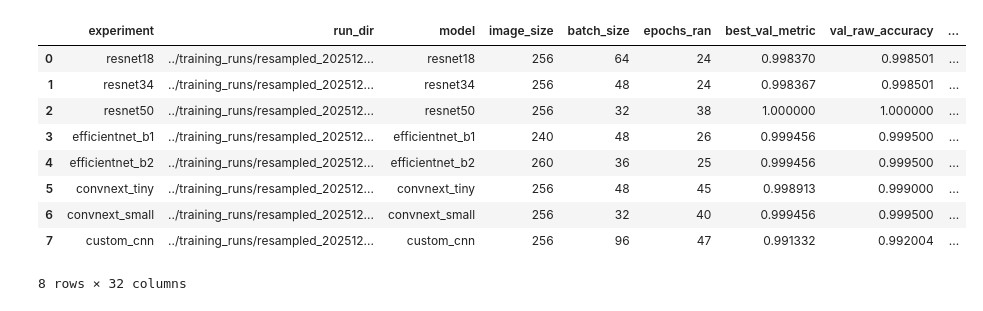
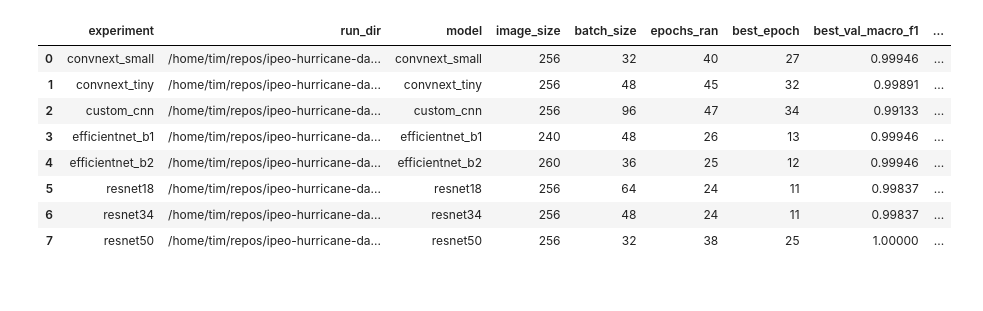
Before and after one commit to syX113/ipeo-hurricane-damage-detection, a Jupyter notebook: notebooks/03_comparison.ipynb, the cells around one changed output. Saved outputs shown, nothing was run; the diff lists cells and outputs as text; code cells hidden in the pictures.

```diff
--- a/notebooks/03_comparison.ipynb
+++ b/notebooks/03_comparison.ipynb
@@ -66,59 +144,85 @@ def load_run(exp_name: str, session_prefix: str):
     run_dir = RUNS_ROOT / f"{session_prefix}_{exp_name}"
     if not run_dir.exists():
         print(f"Skipping missing run_dir: {run_dir}")
-        return None
+        return None, None
 
     cfg_path = run_dir / "config.json"
     train_summary_path = run_dir / "train_summary.json"
     eval_metrics_path = run_dir / "eval_metrics.json"
 
-    if not cfg_path.exists():
-        print(f"Missing config for {run_dir}, skipping.")
-        return None
+    if not cfg_path.exists() or not train_summary_path.exists():
+        print(f"Missing config or train_summary for {run_dir}, skipping.")
+        return None, None
 
     cfg = json.loads(cfg_path.read_text())
-    train_summary = json.loads(train_summary_path.read_text()) if train_summary_path.exists() else {}
+    train_summary = json.loads(train_summary_path.read_text())
     eval_metrics = json.loads(eval_metrics_path.read_text()) if eval_metrics_path.exists() else {}
+
+    history = train_summary.get("history") or []
 
     row = {
         "experiment": exp_name,
         "run_dir": str(run_dir),
         "model": cfg.get("model_name"),
         "image_size": cfg.get("image_size"),
         "batch_size": cfg.get("batch_size"),
-        "epochs_ran": len(train_summary.get("history", [])),
-        "best_val_metric": train_summary.get("best_metric"),
+        "epochs_ran": len(history),
+        "best_epoch": train_summary.get("best_epoch"),
+        "best_val_macro_f1": train_summary.get("best_metric"),
+        "temperature": eval_metrics.get("temperature"),
     }
 
-    # Add raw/calibrated metrics if present
     for split in ("val_raw", "val_calibrated", "test_raw", "test_calibrated"):
-        metrics = eval_metrics.get(split)
-        if not metrics:
-            continue
+        metrics = eval_metrics.get(split) or {}
         for k, v in metrics.items():
             row[f"{split}_{k}"] = v
 
-    if "temperature" in eval_metrics:
-        row["temperature"] = eval_metrics["temperature"]
+    return row, history
 
-    return row
+
+def build_palette(labels: Iterable[str]) -> Dict[str, tuple]:
+    labels = list(labels)
+    base = sns.color_palette("tab10")
+    if len(labels) > len(base):
+        base = sns.color_palette("husl", len(labels))
+    return {label: base[i % len(base)] for i, label in enumerate(labels)}
+
+
+def annotate_bars(ax, fmt: str = "{:.3f}"):
+    for container in ax.containers:
+        if not len(container):
+            continue
+        labels = [fmt.format(v) if v is not None else "" for v in container.datavalues]
+        ax.bar_label(container, labels=labels, label_type="edge", padding=3, fontsize=9, color="#1f2933")
+
 
 rows = []
+history_frames = []
 for exp in EXPERIMENTS:
-    row = load_run(exp, SESSION_PREFIX)
+    row, history = load_run(exp, SESSION_PREFIX)
     if row:
         rows.append(row)
+    if history:
+        hist_df = pd.DataFrame(history)
+        hist_df["experiment"] = exp
+        history_frames.append(hist_df)
 
 comparison_df = pd.DataFrame(rows)
+if not comparison_df.empty:
+    comparison_df = comparison_df.sort_values("experiment").reset_index(drop=True)
+
+history_df = pd.concat(history_frames, ignore_index=True) if history_frames else pd.DataFrame()
+if not history_df.empty:
+    history_df = history_df.sort_values(["experiment", "epoch"]).reset_index(drop=True)
+
 comparison_df
 # %% [output]
-|  | experiment | run_dir | model | image_size | batch_size | epochs_ran | best_val_metric | val_raw_accuracy | ... |
-| 0 | resnet18 | ../training_runs/resampled_202512... | resnet18 | 256 | 64 | 24 | 0.998370 | 0.998501 | ... |
-| 1 | resnet34 | ../training_runs/resampled_202512... | resnet34 | 256 | 48 | 24 | 0.998367 | 0.998501 | ... |
-| 2 | resnet50 | ../training_runs/resampled_202512... | resnet50 | 256 | 32 | 38 | 1.000000 | 1.000000 | ... |
-| 3 | efficientnet_b1 | ../training_runs/resampled_202512... | efficientnet_b1 | 240 | 48 | 26 | 0.999456 | 0.999500 | ... |
-| 4 | efficientnet_b2 | ../training_runs/resampled_202512... | efficientnet_b2 | 260 | 36 | 25 | 0.999456 | 0.999500 | ... |
-| 5 | convnext_tiny | ../training_runs/resampled_202512... | convnext_tiny | 256 | 48 | 45 | 0.998913 | 0.999000 | ... |
-| 6 | convnext_small | ../training_runs/resampled_202512... | convnext_small | 256 | 32 | 40 | 0.999456 | 0.999500 | ... |
-| 7 | custom_cnn | ../training_runs/resampled_202512... | custom_cnn | 256 | 96 | 47 | 0.991332 | 0.992004 | ... |
+|  | experiment | run_dir | model | image_size | batch_size | epochs_ran | best_epoch | best_val_macro_f1 | ... |
+| 0 | convnext_small | /home/tim/repos/ipeo-hurricane-da... | convnext_small | 256 | 32 | 40 | 27 | 0.99946 | ... |
+| 1 | convnext_tiny | /home/tim/repos/ipeo-hurricane-da... | convnext_tiny | 256 | 48 | 45 | 32 | 0.99891 | ... |
+| 2 | custom_cnn | /home/tim/repos/ipeo-hurricane-da... | custom_cnn | 256 | 96 | 47 | 34 | 0.99133 | ... |
+| 3 | efficientnet_b1 | /home/tim/repos/ipeo-hurricane-da... | efficientnet_b1 | 240 | 48 | 26 | 13 | 0.99946 | ... |
+| 4 | efficientnet_b2 | /home/tim/repos/ipeo-hurricane-da... | efficientnet_b2 | 260 | 36 | 25 | 12 | 0.99946 | ... |
+| 5 | resnet18 | /home/tim/repos/ipeo-hurricane-da... | resnet18 | 256 | 64 | 24 | 11 | 0.99837 | ... |
+| 6 | resnet34 | /home/tim/repos/ipeo-hurricane-da... | resnet34 | 256 | 48 | 24 | 11 | 0.99837 | ... |
+| 7 | resnet50 | /home/tim/repos/ipeo-hurricane-da... | resnet50 | 256 | 32 | 38 | 25 | 1.00000 | ... |
-8 rows × 32 columns
```
Also changed, not shown: parts of 13 cells of this notebook, 7 other files.
